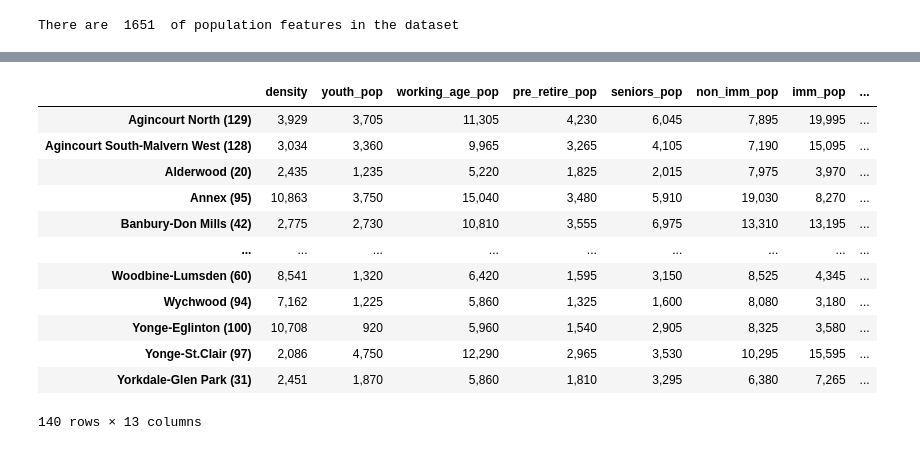
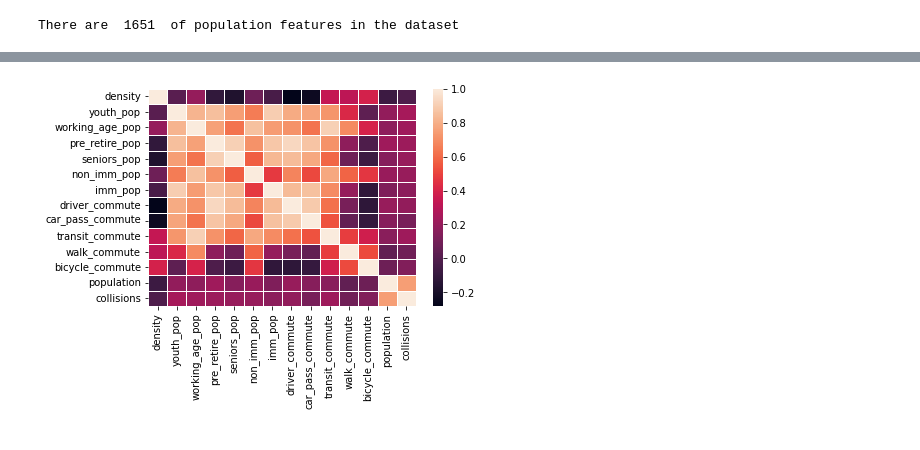
Before and after one commit to Andrew-Agapov/Kaggle_projects, a Jupyter notebook: toronto-traffic-collisions-analysis.ipynb, the cells around one changed output, grey strips where cells are left out. Saved outputs shown, nothing was run; the diff lists cells and outputs as text; code cells hidden in the pictures.

Commit message:
Kaggle Notebook | Toronto Traffic Collisions Analysis | Version 15

```diff
--- a/toronto-traffic-collisions-analysis.ipynb
+++ b/toronto-traffic-collisions-analysis.ipynb
@@ -455,18 +459,9 @@ full_features.rename(index=index_dict_renaming, inplace=True)
 #pd.concat([pop_collisions,full_features], axis=1)
 
 full_features['population'] = pop_collisions['population']
-full_features
+full_features['collisions'] = pop_collisions['collisions_2016']
-# %% [output]
-|  | density | youth_pop | working_age_pop | pre_retire_pop | seniors_pop | non_imm_pop | imm_pop | ... |
-| Agincourt North (129) | 3,929 | 3,705 | 11,305 | 4,230 | 6,045 | 7,895 | 19,995 | ... |
-| Agincourt South-Malvern West (128) | 3,034 | 3,360 | 9,965 | 3,265 | 4,105 | 7,190 | 15,095 | ... |
-| Alderwood (20) | 2,435 | 1,235 | 5,220 | 1,825 | 2,015 | 7,975 | 3,970 | ... |
-| Annex (95) | 10,863 | 3,750 | 15,040 | 3,480 | 5,910 | 19,030 | 8,270 | ... |
-| Banbury-Don Mills (42) | 2,775 | 2,730 | 10,810 | 3,555 | 6,975 | 13,310 | 13,195 | ... |
-| ... | ... | ... | ... | ... | ... | ... | ... | ... |
-| Woodbine-Lumsden (60) | 8,541 | 1,320 | 6,420 | 1,595 | 3,150 | 8,525 | 4,345 | ... |
-| Wychwood (94) | 7,162 | 1,225 | 5,860 | 1,325 | 1,600 | 8,080 | 3,180 | ... |
-| Yonge-Eglinton (100) | 10,708 | 920 | 5,960 | 1,540 | 2,905 | 8,325 | 3,580 | ... |
-| Yonge-St.Clair (97) | 2,086 | 4,750 | 12,290 | 2,965 | 3,530 | 10,295 | 15,595 | ... |
-| Yorkdale-Glen Park (31) | 2,451 | 1,870 | 5,860 | 1,810 | 3,295 | 6,380 | 7,265 | ... |
-140 rows × 13 columns
+# %%
+sns.heatmap(full_features.corr(),lw=1)
+plt.show()
+# %% [output]
+[figure, added]
```
Also changed, not shown: parts of 4 cells of this notebook.
